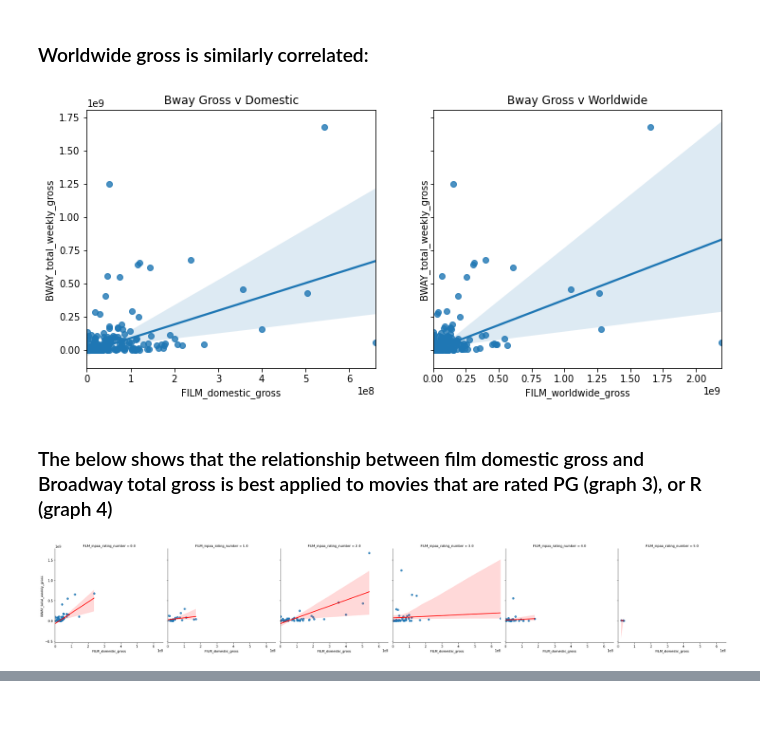
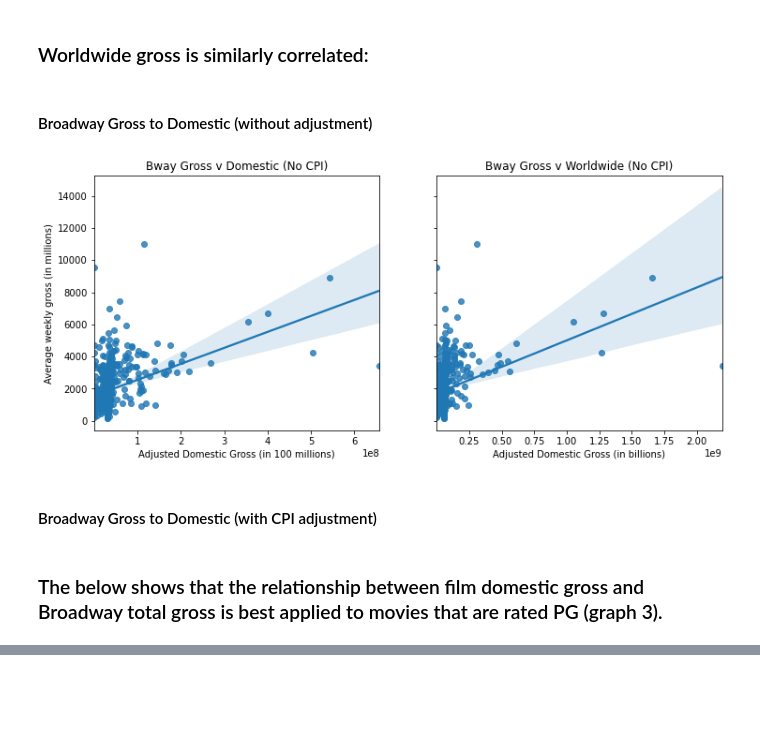
Before and after one commit to nickwilders/project_2, a Jupyter notebook: 3_Regularization_and_Model_Fitting.ipynb, the cells around one changed output, grey strips where cells are left out. Cells and saved outputs as stored; diff of their text form; code cells hidden in the pictures.

```diff
--- a/3_Regularization_and_Model_Fitting.ipynb
+++ b/3_Regularization_and_Model_Fitting.ipynb
@@ -17,6 +17,4 @@ from sklearn.preprocessing import StandardScaler
 
 # CREATE BITS COMPARING THE MOVIES FIRST MUSICALS FIRST, ETC.
 
-df = pd.read_csv('data/ORIGINAL_musical_movies_10820.csv')
+df = pd.read_csv('data/final_dataset_10920.csv')
-# %%
-df = df.drop(columns=['Unnamed: 0'])
@@ -23,3 +37,8 @@ df = df.drop(columns=['Unnamed: 0'])
+# %%
+df = df.drop(columns=['Unnamed: 0', 'Unnamed: 0.1'])
+#df = df.drop(columns=['BWAY_total_potential_gross', 'BWAY_total_performances', 'BWAY_total_previews'])
+df = df.drop([108,270,68,198,450,471,348])
+df = df.drop([433])
 # %%
 df.columns
 # %% [output]
@@ -73,19 +102,25 @@ sns.scatterplot(data=df, x='FILM_domestic_gross', y='BWAY_total_weekly_gross')
 # %% [markdown]
 <h3> Worldwide gross is similarly correlated:
+# %% [markdown]
+<h4> Broadway Gross to Domestic (without adjustment)
 # %%
 fig, (ax1, ax2) = plt.subplots(figsize=(12, 5), ncols=2, sharey=True)
-ax1.set_title('Bway Gross v Domestic')
-ax2.set_title('Bway Gross v Worldwide')
+ax1.set_title('Bway Gross v Domestic (No CPI)')
+ax2.set_title('Bway Gross v Worldwide (No CPI)')
+
 #ax1.set_axis_labels('Domestic Gross (in 100 mil)', 'Bway Total Gross (in bil)')
 #ax2.set_axis_labels('Worldwide Gross (in 100 mil)', 'Bway Total Gross (in bil)')
-sns.regplot(data = df, x='FILM_domestic_gross', y='BWAY_total_weekly_gross', ax=ax1)
-sns.regplot(data = df, x='FILM_worldwide_gross', y='BWAY_total_weekly_gross', ax=ax2);
+sns.regplot(data = df, x='FILM_domestic_gross', y='BWAY_average_weekly_gross_adj', ax=ax1)
+ax1.set(xlabel='Adjusted Domestic Gross (in 100 millions)', ylabel='Average weekly gross (in millions)')
+sns.regplot(data = df, x='FILM_worldwide_gross', y='BWAY_average_weekly_gross_adj', ax=ax2);
+ax2.set(xlabel='Adjusted Domestic Gross (in billions)', ylabel = '')
+ax1.ticklabel_format(useOffset=False)
+ax2.ticklabel_format(useOffset=False)
+
+fig.savefig('test.jpg')
 # %% [output]
-[figure, old version]
+[figure, new version]
+# %% [markdown]
+<h4> Broadway Gross to Domestic (with CPI adjustment)
 # %% [markdown]
-<h3> The below shows that the relationship between film domestic gross and Broadway total gross is best applied to movies that are rated PG (graph 3), or R (graph 4)
+<h3> The below shows that the relationship between film domestic gross and Broadway total gross is best applied to movies that are rated PG (graph 3).
-# %%
-sns.lmplot(x='FILM_domestic_gross', y='BWAY_total_weekly_gross', col='FILM_mpaa_rating_number', data=df,
-          line_kws={'color': 'red'});
-# %% [output]
-[figure, removed]
```
Also changed, not shown: parts of 55 cells of this notebook, 2 other files.
